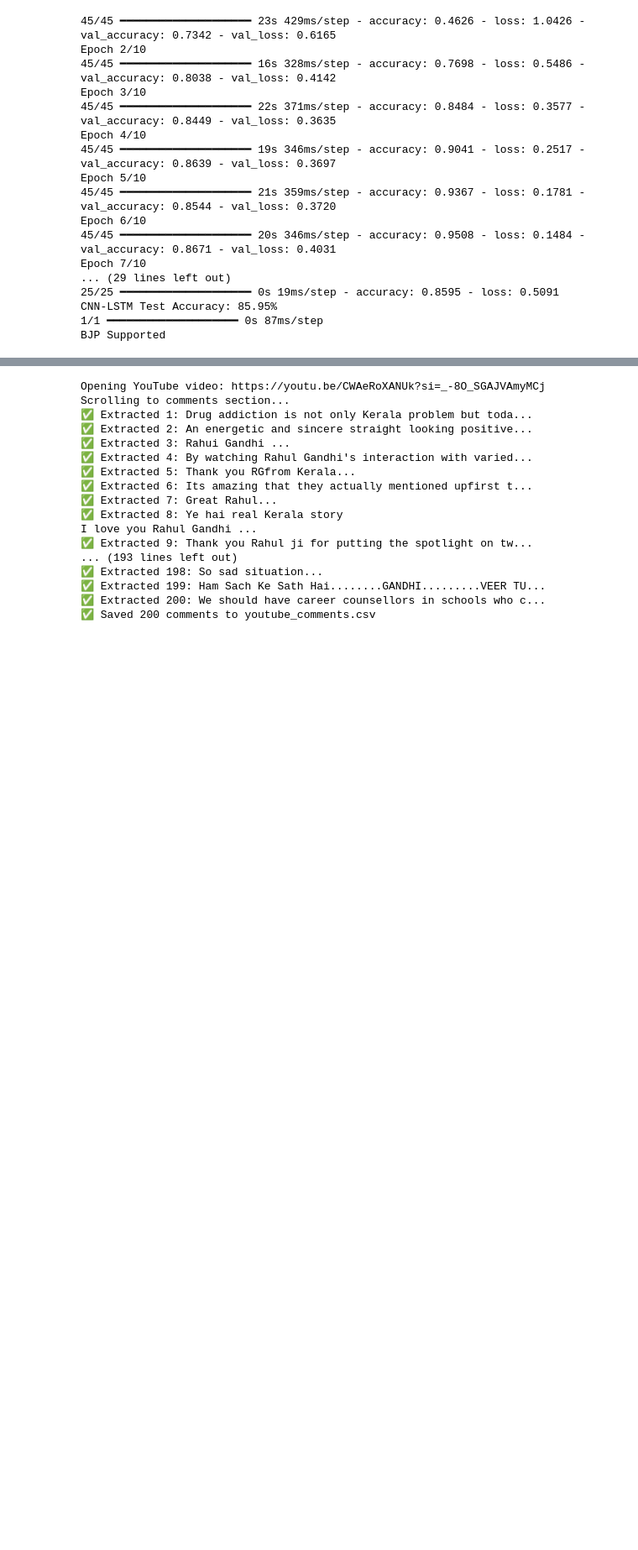
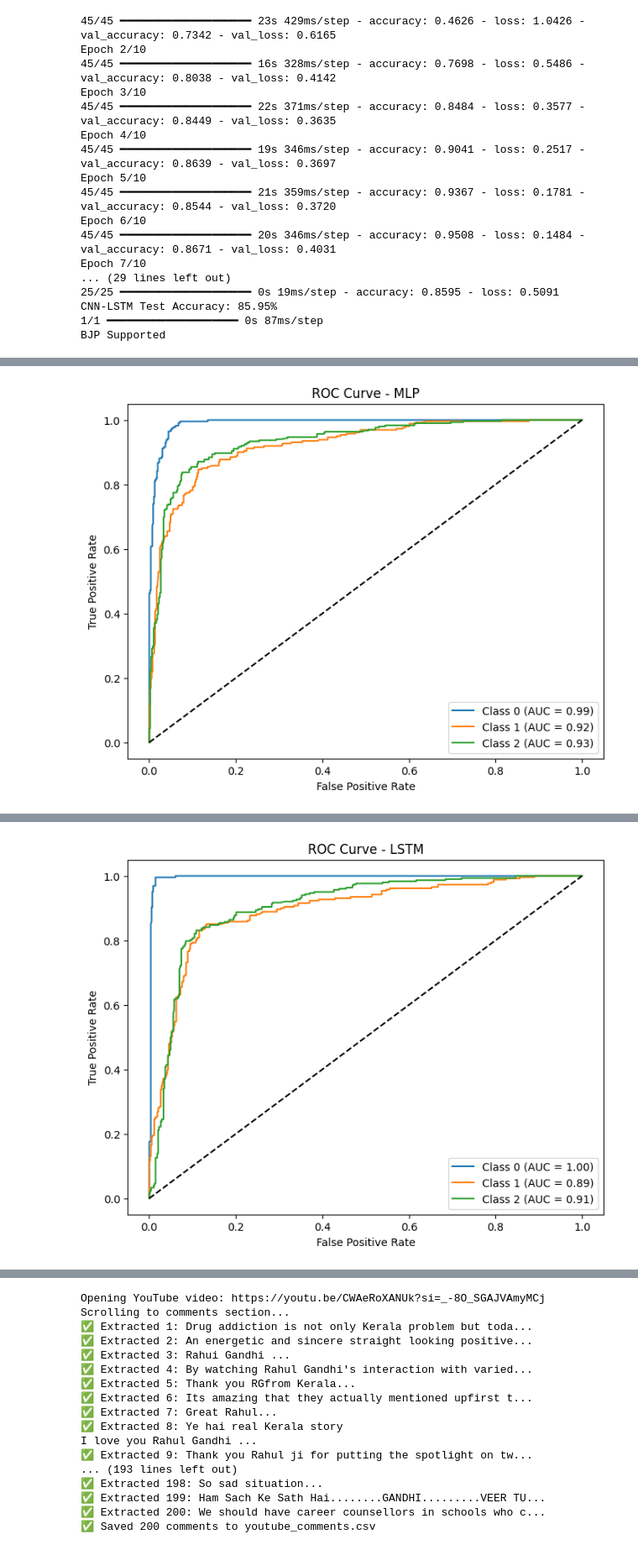
Before and after one commit to AyushSoni14/PoliSentimentAnalyzer-, a Jupyter notebook: PoliSentimentAnalyzer_.ipynb, the cells around one changed output, grey strips where cells are left out. Shown: that part at 84% size. Drawn from its saved outputs; the diff is of its cells as text; code cells hidden in the pictures; blank space fills up the shorter version.

```diff
--- a/PoliSentimentAnalyzer_.ipynb
+++ b/PoliSentimentAnalyzer_.ipynb
@@ -241,3 +241,38 @@ Epoch 7/10
 CNN-LSTM Test Accuracy: 85.95%
 1/1 ━━━━━━━━━━━━━━━━━━━━ 0s 87ms/step
 BJP Supported
+# %%
+from sklearn.metrics import roc_curve, auc
+import matplotlib.pyplot as plt
+
+# ----------------------------
+# SECTION 6: ROC Curve and Evaluation Metrics
+# ----------------------------
+
+def plot_roc_curve(y_true, y_pred_probs, model_name):
+    """Plots ROC Curve"""
+    plt.figure(figsize=(8, 6))
+    for i in range(3):  # Since we have 3 classes
+        fpr, tpr, _ = roc_curve(y_true[:, i], y_pred_probs[:, i])
+        roc_auc = auc(fpr, tpr)
+        plt.plot(fpr, tpr, label=f'Class {i} (AUC = {roc_auc:.2f})')
+
+    plt.plot([0, 1], [0, 1], 'k--')
+    plt.xlabel('False Positive Rate')
+    plt.ylabel('True Positive Rate')
+    plt.title(f'ROC Curve - {model_name}')
+    plt.legend()
+    plt.show()
+
+# MLP Model ROC Curve
+y_pred_mlp = model_mlp.predict(X_test_tfidf.toarray())
+plot_roc_curve(y_test_cat, y_pred_mlp, "MLP")
+
+# LSTM Model ROC Curve
+y_pred_lstm = model_lstm.predict(X_test_pad)
+plot_roc_curve(y_test_cat, y_pred_lstm, "LSTM")
+
+# CNN-LSTM Model ROC Curve
+y_pred_cnn_lstm = model_cnn_lstm.predict(X_test_pad)
+plot_roc_curve(y_test_cat, y_pred_cnn_lstm, "CNN-LSTM")
+# %% [output]
@@ -243,0 +280 @@ BJP Supported
+[figure, added]
@@ -243,0 +282 @@ BJP Supported
+[figure, added]
```
Also changed, not shown: parts of 2 cells of this notebook.
